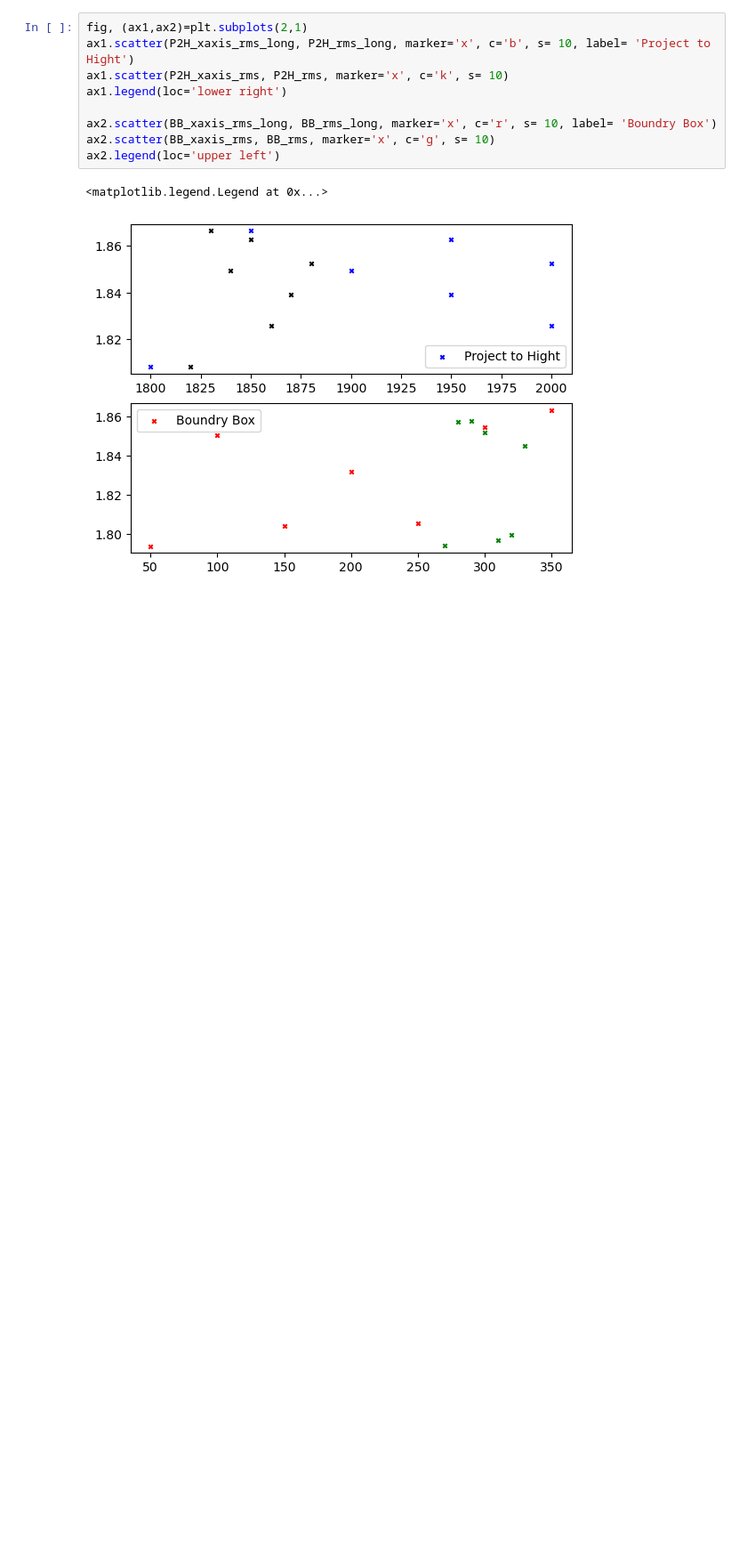
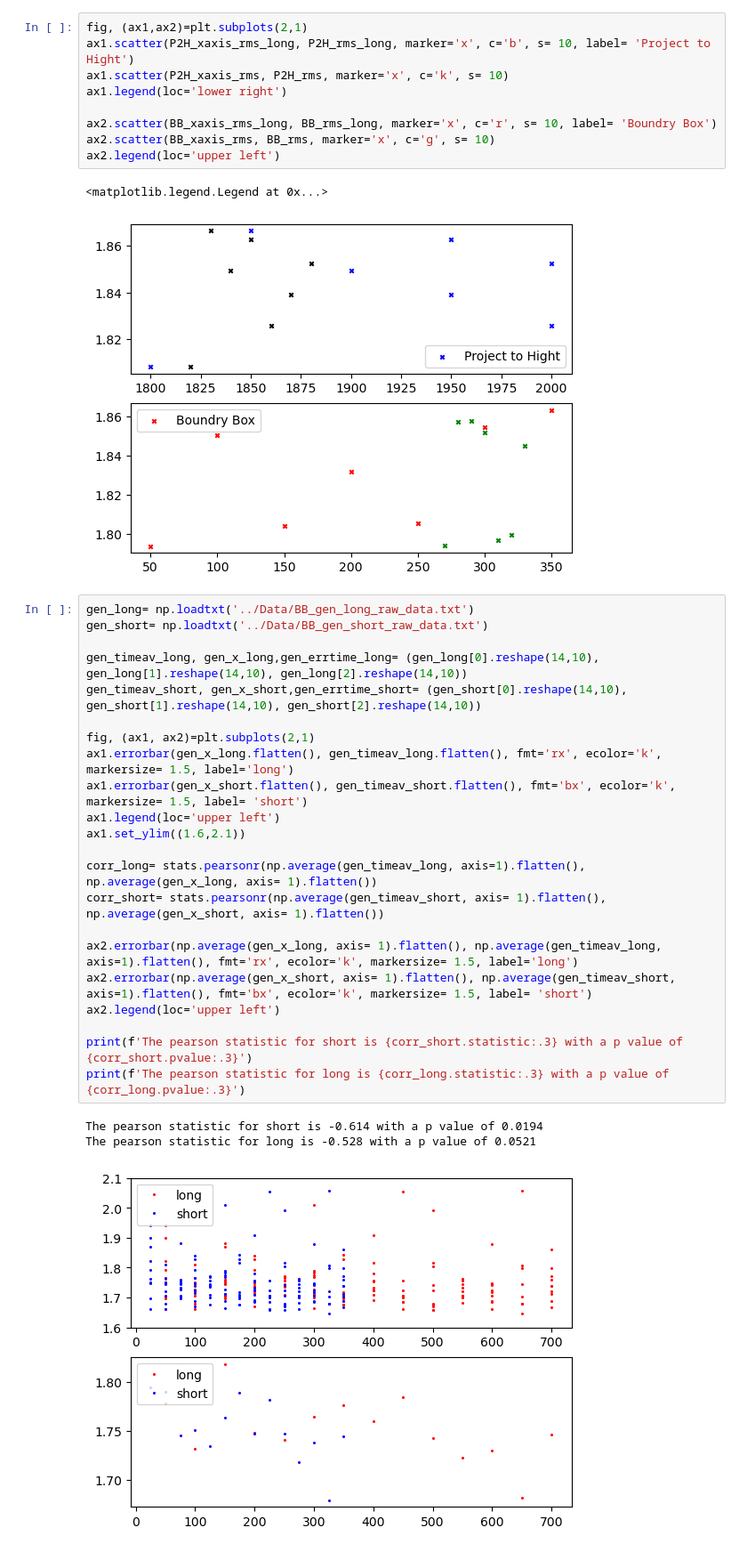
Before and after one commit to PINKTAIGAH/SHP, a Jupyter notebook: uproot_test/plot_rms.ipynb, the cells around one changed output. Shown: that part at 89% size. Cells and saved outputs as stored; diff of their text form; blank space fills up the shorter version.

```diff
--- a/uproot_test/plot_rms.ipynb
+++ b/uproot_test/plot_rms.ipynb
@@ -72,3 +73,29 @@ ax2.legend(loc='upper left')
 # %% [output]
 <matplotlib.legend.Legend at 0x...>
 [figure]
+# %%
+gen_long= np.loadtxt('../Data/BB_gen_long_raw_data.txt')
+gen_short= np.loadtxt('../Data/BB_gen_short_raw_data.txt')
+
+gen_timeav_long, gen_x_long,gen_errtime_long= (gen_long[0].reshape(14,10), gen_long[1].reshape(14,10), gen_long[2].reshape(14,10))
+gen_timeav_short, gen_x_short,gen_errtime_short= (gen_short[0].reshape(14,10), gen_short[1].reshape(14,10), gen_short[2].reshape(14,10))
+
+fig, (ax1, ax2)=plt.subplots(2,1)
+ax1.errorbar(gen_x_long.flatten(), gen_timeav_long.flatten(), fmt='rx', ecolor='k', markersize= 1.5, label='long')
+ax1.errorbar(gen_x_short.flatten(), gen_timeav_short.flatten(), fmt='bx', ecolor='k', markersize= 1.5, label= 'short')
+ax1.legend(loc='upper left')
+ax1.set_ylim((1.6,2.1))
+
+corr_long= stats.pearsonr(np.average(gen_timeav_long, axis=1).flatten(), np.average(gen_x_long, axis= 1).flatten())
+corr_short= stats.pearsonr(np.average(gen_timeav_short, axis= 1).flatten(), np.average(gen_x_short, axis= 1).flatten())
+
+ax2.errorbar(np.average(gen_x_long, axis= 1).flatten(), np.average(gen_timeav_long, axis=1).flatten(), fmt='rx', ecolor='k', markersize= 1.5, label='long')
+ax2.errorbar(np.average(gen_x_short, axis= 1).flatten(), np.average(gen_timeav_short, axis=1).flatten(), fmt='bx', ecolor='k', markersize= 1.5, label= 'short')
+ax2.legend(loc='upper left')
+
+print(f'The pearson statistic for short is {corr_short.statistic:.3} with a p value of {corr_short.pvalue:.3}')
+print(f'The pearson statistic for long is {corr_long.statistic:.3} with a p value of {corr_long.pvalue:.3}')
+# %% [output]
+The pearson statistic for short is -0.614 with a p value of 0.0194
+The pearson statistic for long is -0.528 with a p value of 0.0521
+[figure, added]
```
Also changed, not shown: parts of 3 cells of this notebook, 8 other files.
